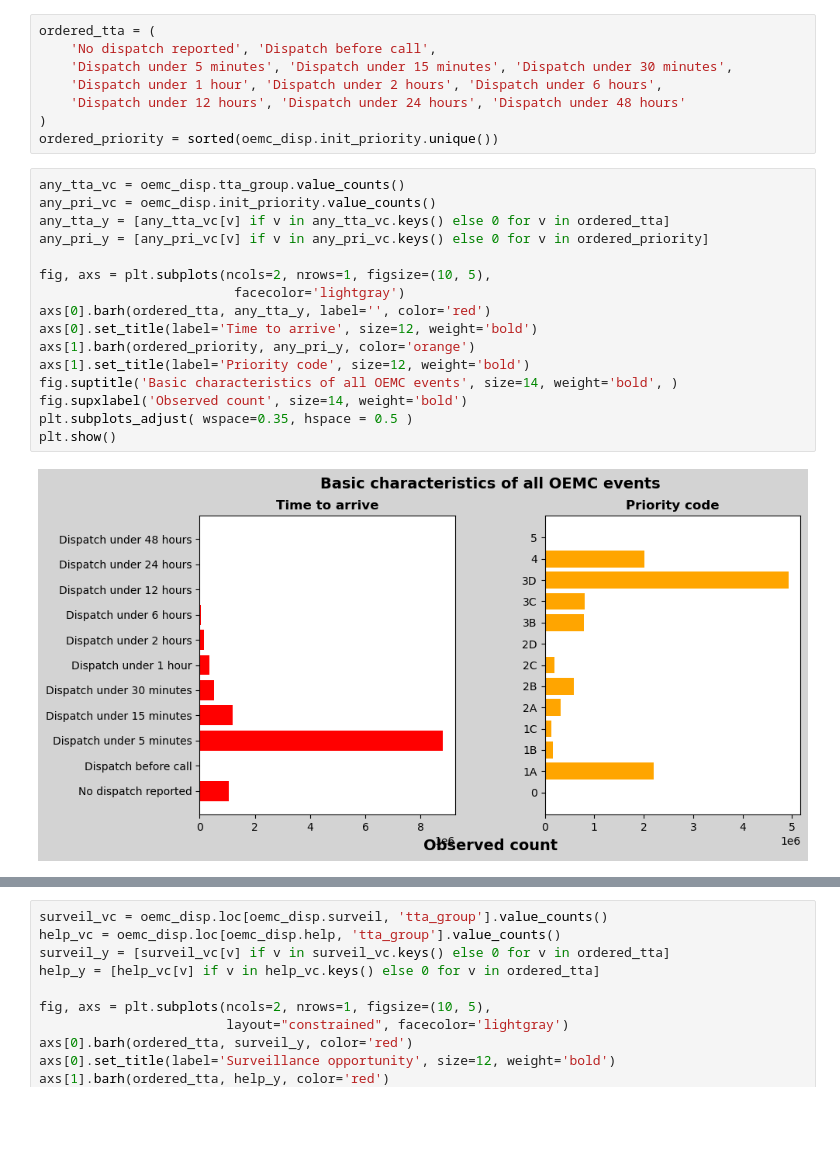
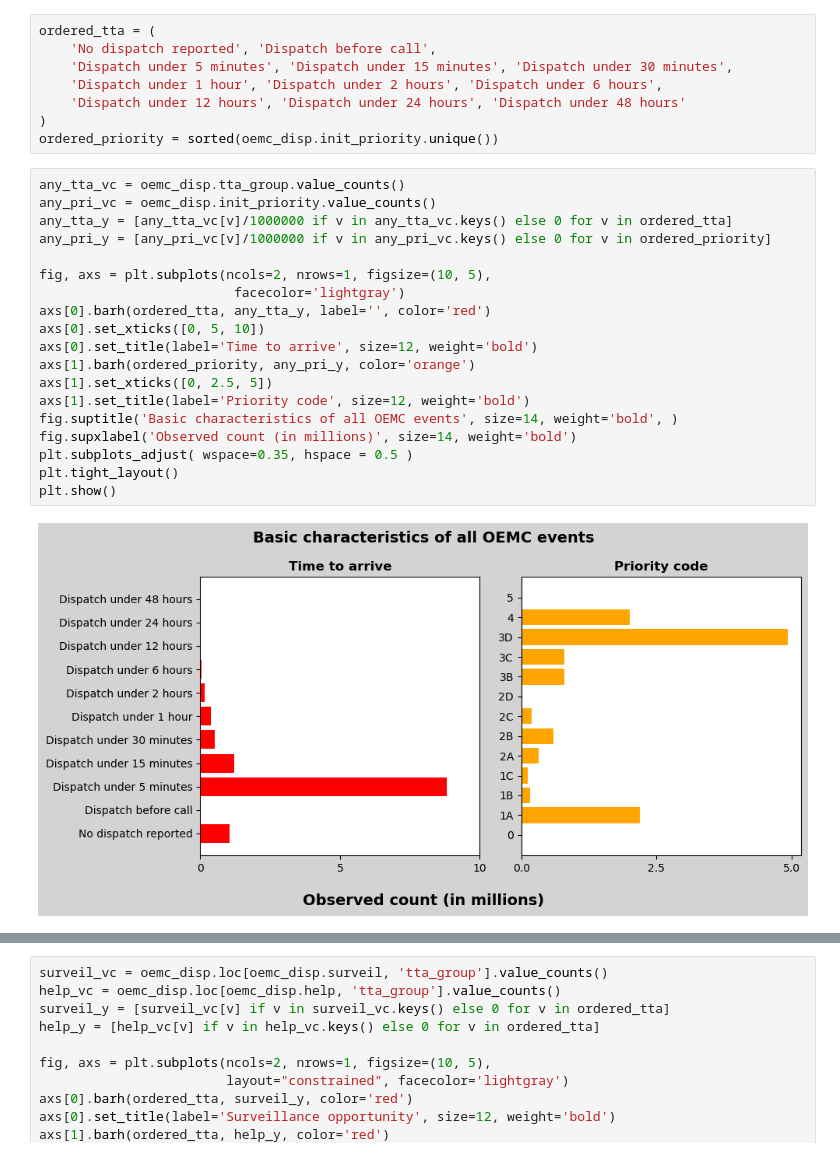
Before and after one commit to HRDAG/US-IL-ShotSpotter, a Jupyter notebook: write/note/tech_racial_justice.ipynb, the cells around one changed output, grey strips where cells are left out. Cells and saved outputs as stored; diff of their text form; blank space fills up the shorter version.

Commit message:
formatted plots and added a couple supplemental variables

```diff
--- a/write/note/tech_racial_justice.ipynb
+++ b/write/note/tech_racial_justice.ipynb
@@ -319,18 +380,21 @@ ordered_priority = sorted(oemc_disp.init_priority.unique())
 # %%
 any_tta_vc = oemc_disp.tta_group.value_counts()
 any_pri_vc = oemc_disp.init_priority.value_counts()
-any_tta_y = [any_tta_vc[v] if v in any_tta_vc.keys() else 0 for v in ordered_tta]
-any_pri_y = [any_pri_vc[v] if v in any_pri_vc.keys() else 0 for v in ordered_priority]
+any_tta_y = [any_tta_vc[v]/1000000 if v in any_tta_vc.keys() else 0 for v in ordered_tta]
+any_pri_y = [any_pri_vc[v]/1000000 if v in any_pri_vc.keys() else 0 for v in ordered_priority]
 
 fig, axs = plt.subplots(ncols=2, nrows=1, figsize=(10, 5),
                          facecolor='lightgray')
 axs[0].barh(ordered_tta, any_tta_y, label='', color='red')
+axs[0].set_xticks([0, 5, 10])
 axs[0].set_title(label='Time to arrive', size=12, weight='bold')
 axs[1].barh(ordered_priority, any_pri_y, color='orange')
+axs[1].set_xticks([0, 2.5, 5])
 axs[1].set_title(label='Priority code', size=12, weight='bold')
 fig.suptitle('Basic characteristics of all OEMC events', size=14, weight='bold', )
-fig.supxlabel('Observed count', size=14, weight='bold')
+fig.supxlabel('Observed count (in millions)', size=14, weight='bold')
 plt.subplots_adjust( wspace=0.35, hspace = 0.5 )
+plt.tight_layout()
 plt.show()
 # %% [output]
-[figure, old version]
+[figure, new version]
```
Also changed, not shown: parts of 14 cells of this notebook.
